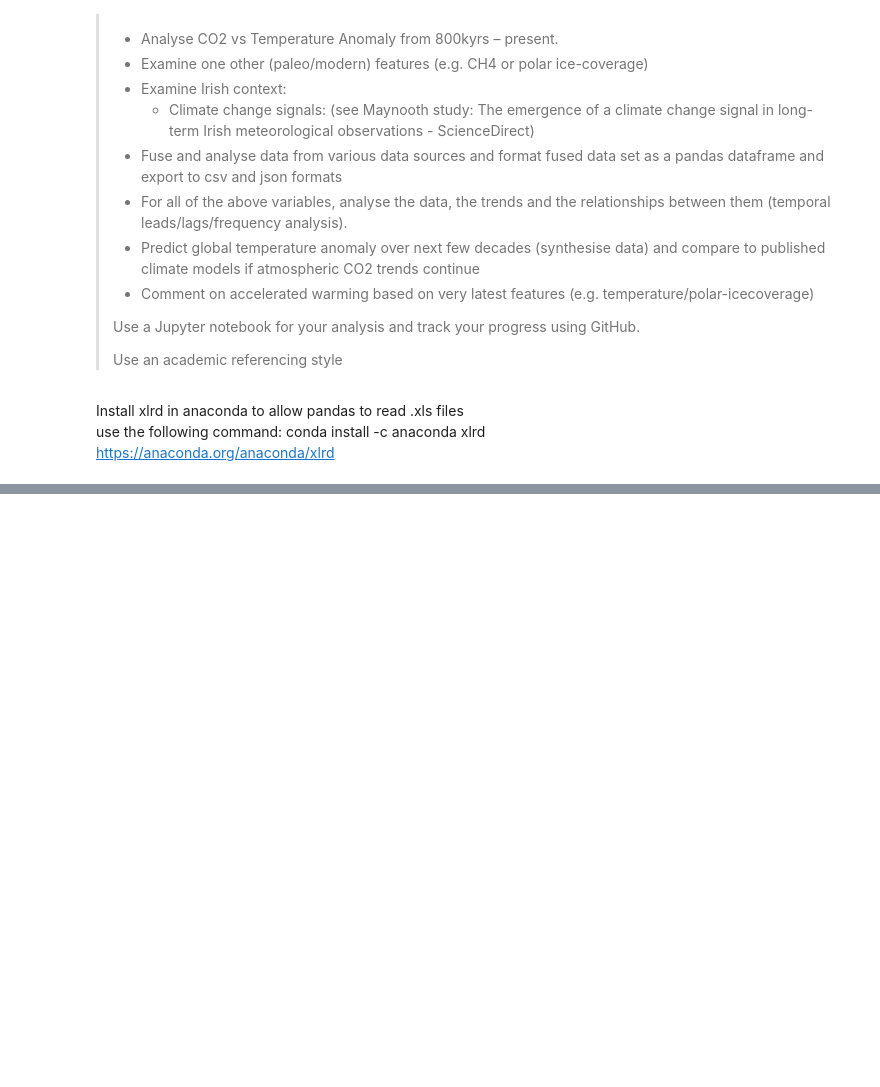
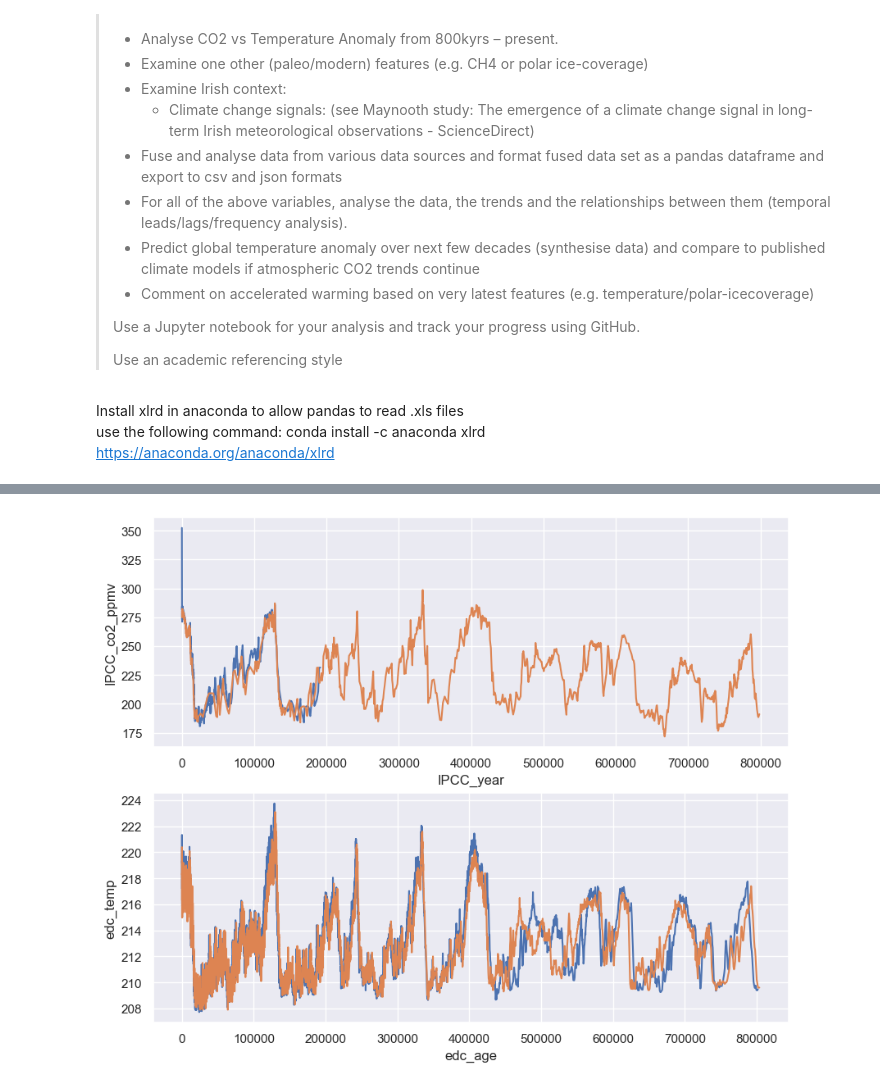
Before and after one commit to decvfox/PfDA_Project_2, a Jupyter notebook: project_2.ipynb, the cells around one changed output, grey strips where cells are left out. Saved outputs shown, nothing was run; the diff lists cells and outputs as text; code cells hidden in the pictures; blank space fills up the shorter version.

```diff
--- a/project_2.ipynb
+++ b/project_2.ipynb
@@ -96,0 +97,12 @@ plt.show()
+# %%
+# co2 vs. temp
+sns.set(rc = {'figure.figsize':(10, 8)})
+fig, (ax1, ax2) = plt.subplots(nrows=2, sharex=False)
+
+sns.lineplot(x = 'IPCC_year', y = 'IPCC_co2_ppmv', data=df, ax = ax1)
+sns.lineplot(x = 'nature_year', y = 'nature_co2_ppmv', data=df, ax = ax1)
+sns.lineplot(x = 'edc_age', y = 'edc_temp', data=df_temp, ax = ax2)
+sns.lineplot(x = 'epica_age', y = 'epica_temp', data=df_temp, ax = ax2)
+plt.show()
+# %% [output]
+[figure, added]
```
Also changed, not shown: parts of 4 cells of this notebook.
